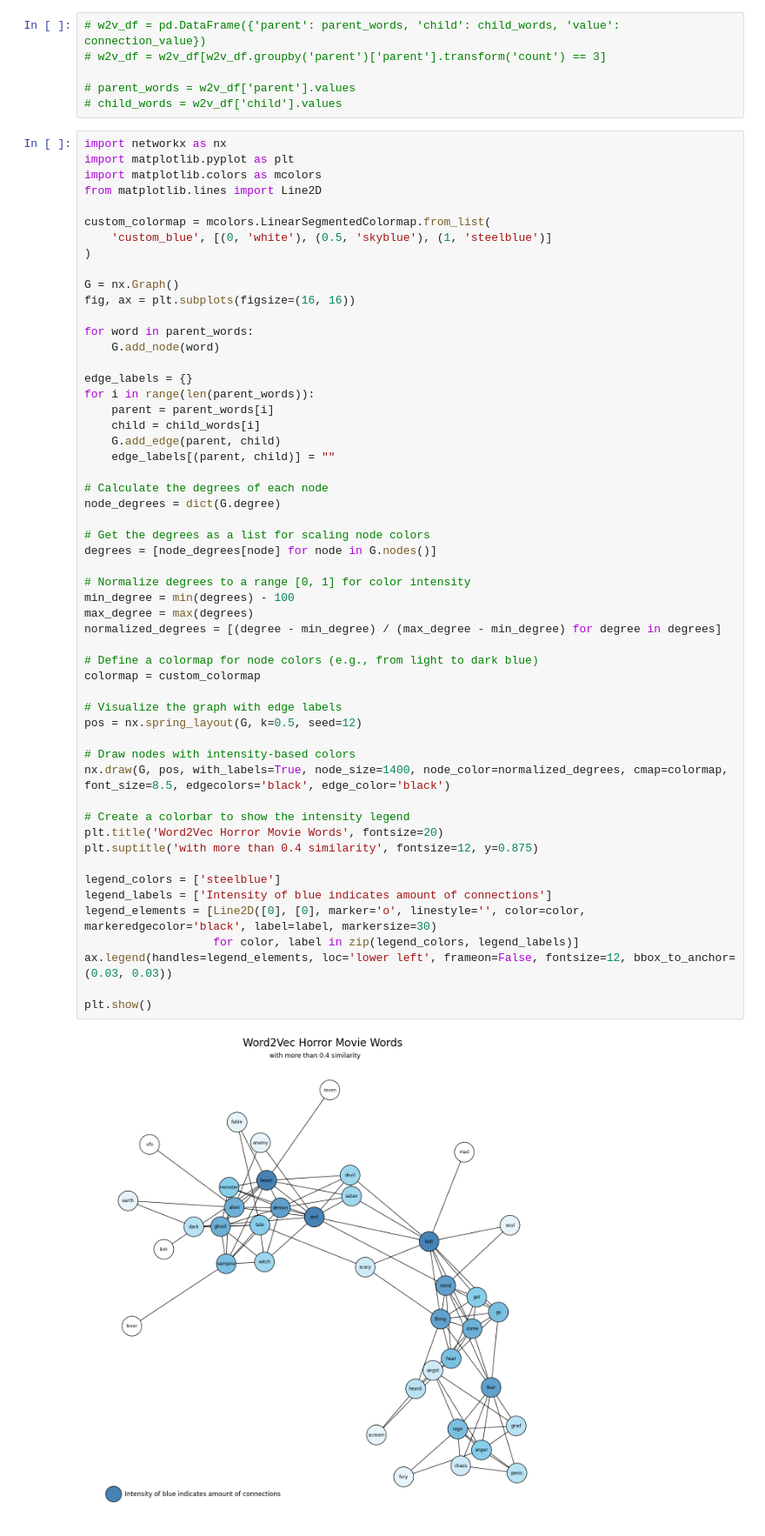
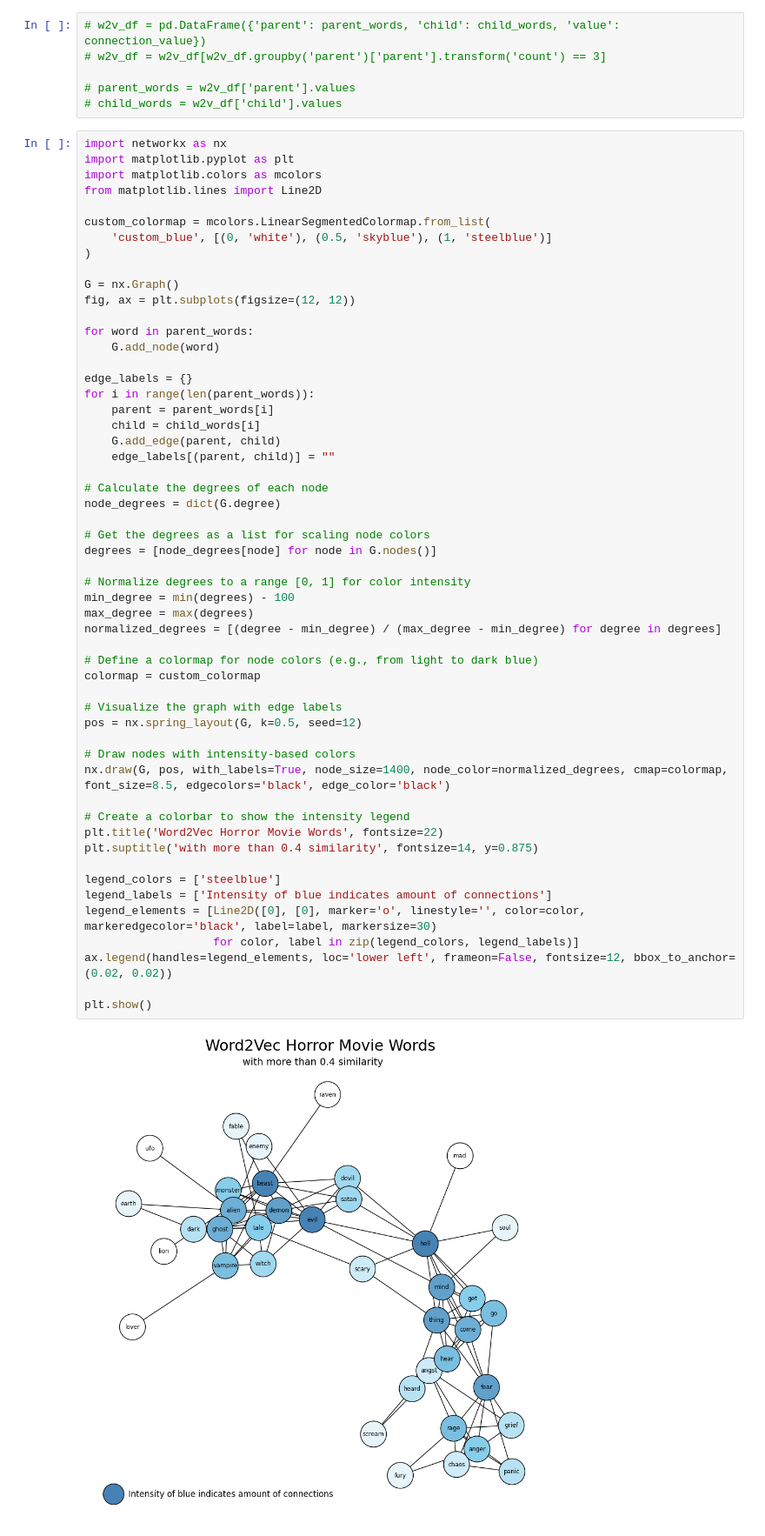
Before and after one commit to KsaweryKapela/BEST_PROJECT_movie_base_and_recommendations, a Jupyter notebook: nlp_synopsis_exploration/keywords.ipynb, the cells around one changed output. Shown: that part at 87% size. Saved outputs shown, nothing was run; the diff lists cells and outputs as text.

```diff
--- a/nlp_synopsis_exploration/keywords.ipynb
+++ b/nlp_synopsis_exploration/keywords.ipynb
@@ -123,7 +123,7 @@ custom_colormap = mcolors.LinearSegmentedColormap.from_list(
 )
 
 G = nx.Graph()
-fig, ax = plt.subplots(figsize=(16, 16))
+fig, ax = plt.subplots(figsize=(12, 12))
 
 for word in parent_words:
     G.add_node(word)
@@ -137,34 +137,34 @@ for i in range(len(parent_words)):
 
 # Calculate the degrees of each node
 node_degrees = dict(G.degree)
 
 # Get the degrees as a list for scaling node colors
 degrees = [node_degrees[node] for node in G.nodes()]
 
 # Normalize degrees to a range [0, 1] for color intensity
 min_degree = min(degrees) - 100
 max_degree = max(degrees)
 normalized_degrees = [(degree - min_degree) / (max_degree - min_degree) for degree in degrees]
 
 # Define a colormap for node colors (e.g., from light to dark blue)
 colormap = custom_colormap
 
 # Visualize the graph with edge labels
 pos = nx.spring_layout(G, k=0.5, seed=12)
 
 # Draw nodes with intensity-based colors
 nx.draw(G, pos, with_labels=True, node_size=1400, node_color=normalized_degrees, cmap=colormap, font_size=8.5, edgecolors='black', edge_color='black')
 
 # Create a colorbar to show the intensity legend
-plt.title('Word2Vec Horror Movie Words', fontsize=20)
-plt.suptitle('with more than 0.4 similarity', fontsize=12, y=0.875)
+plt.title('Word2Vec Horror Movie Words', fontsize=22)
+plt.suptitle('with more than 0.4 similarity', fontsize=14, y=0.875)
 
 legend_colors = ['steelblue']
 legend_labels = ['Intensity of blue indicates amount of connections']
 legend_elements = [Line2D([0], [0], marker='o', linestyle='', color=color, markeredgecolor='black', label=label, markersize=30)
                    for color, label in zip(legend_colors, legend_labels)]
-ax.legend(handles=legend_elements, loc='lower left', frameon=False, fontsize=12, bbox_to_anchor=(0.03, 0.03))
+ax.legend(handles=legend_elements, loc='lower left', frameon=False, fontsize=12, bbox_to_anchor=(0.02, 0.02))
 
 plt.show()
 # %% [output]
-[figure, old version]
+[figure, new version]
```
Also changed, not shown: 1 other file.
